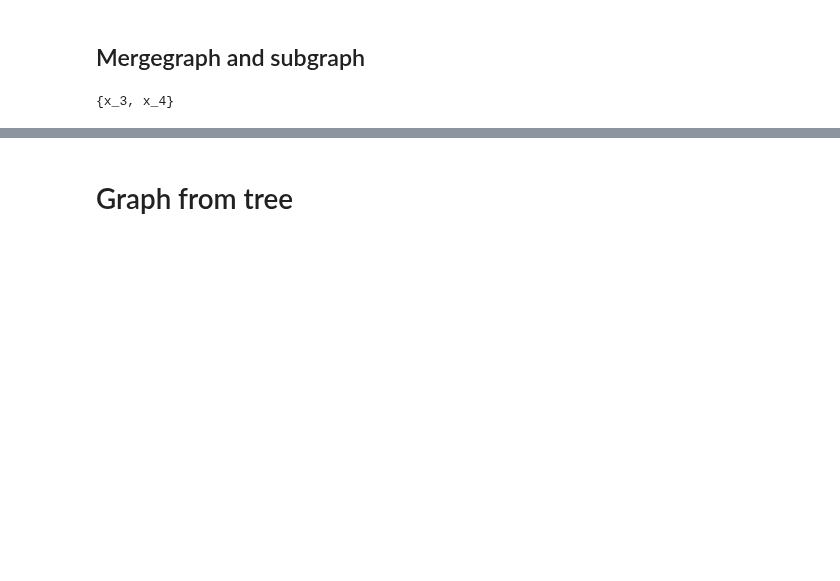
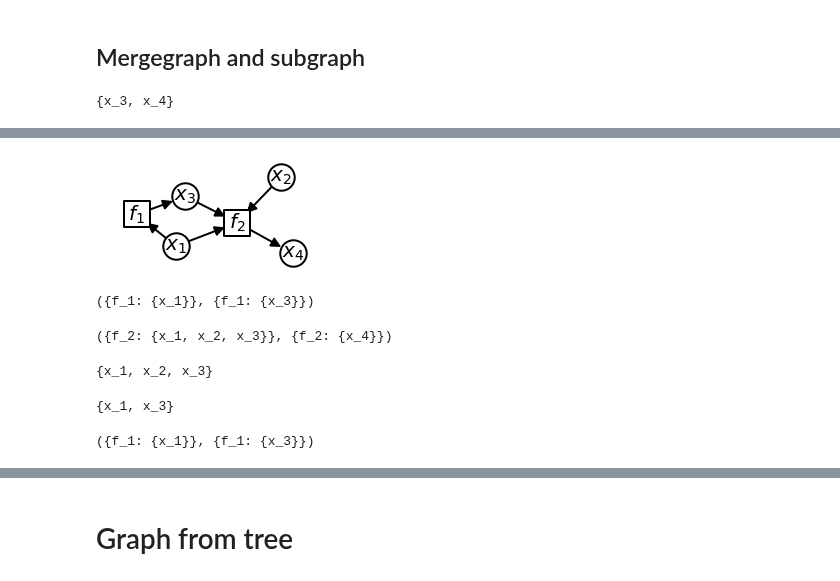
Before and after one commit to norheim/minimdo, a Jupyter notebook: minimdo/datastructures/nestedgraph.ipynb, the cells around one changed output, grey strips where cells are left out. Drawn from its saved outputs; the diff is of its cells as text; code cells hidden in the pictures; blank space fills up the shorter version.

```diff
--- a/minimdo/datastructures/nestedgraph.ipynb
+++ b/minimdo/datastructures/nestedgraph.ipynb
@@ -71,0 +70,10 @@ draw_graph_graphical_props(G_merge, colormap_subgraph, prog='sfdp', figsize=(7,2
+# %%
+Ein = {1: (1,), 2: (1,2,3)}
+Eout = {1: (3,), 2: (4,)}
+Rin = dict()
+# %%
+G = flat_graph_formulation(Ein, Eout, Rin)
+# %%
+draw_graph_graphical_props(G, {}, prog='sfdp', figsize=(4,2))
+# %% [output]
+[figure, added]
@@ -71,0 +85,20 @@ draw_graph_graphical_props(G_merge, colormap_subgraph, prog='sfdp', figsize=(7,2
+# %%
+mgraph
+# %% [output]
+({f_1: {x_1}}, {f_1: {x_3}})
+# %%
+subgraph
+# %% [output]
+({f_2: {x_1, x_2, x_3}}, {f_2: {x_4}})
+# %%
+sources(*subgraph)
+# %% [output]
+{x_1, x_2, x_3}
+# %%
+subgraph_ins(subgraph, mgraph)
+# %% [output]
+{x_1, x_3}
+# %%
+mgraph
+# %% [output]
+({f_1: {x_1}}, {f_1: {x_3}})
```
Also changed, not shown: parts of 14 cells of this notebook, 26 other files.
